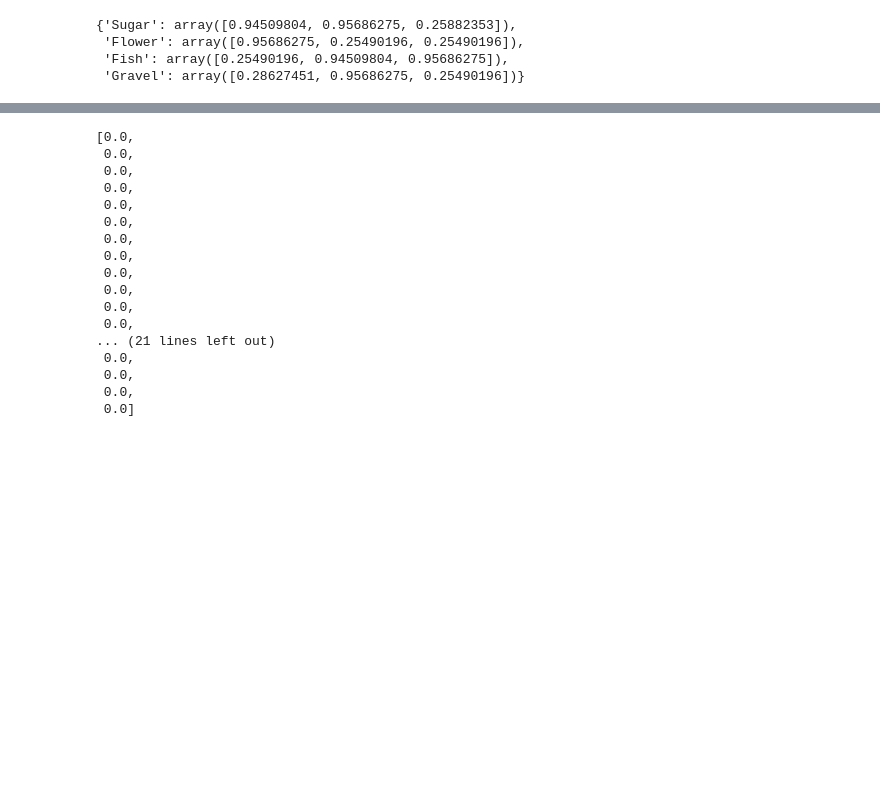
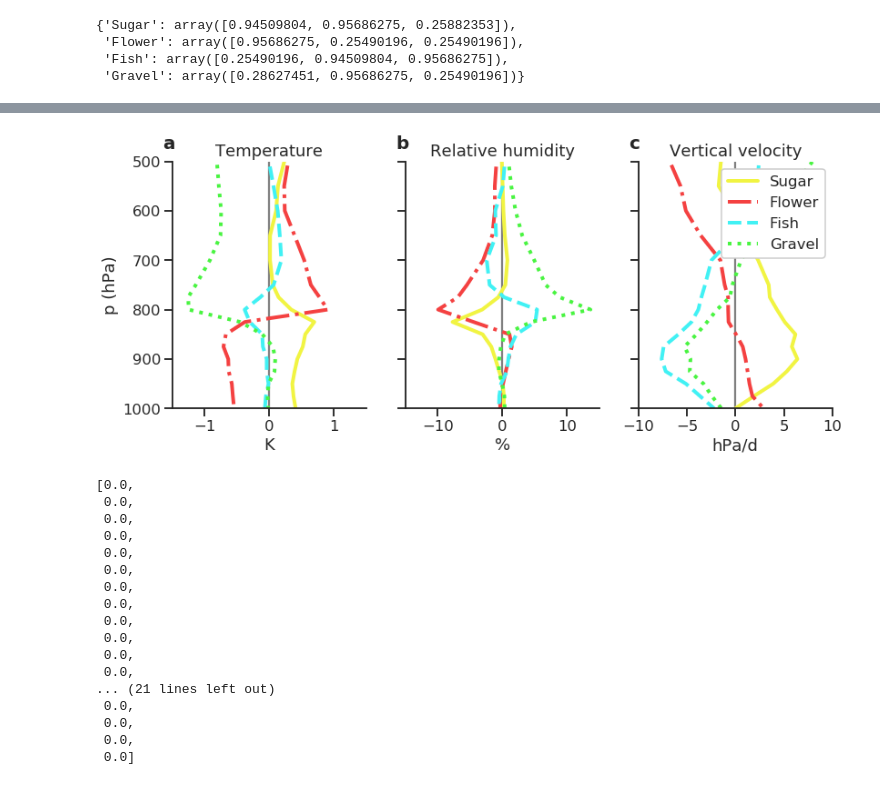
Before and after one commit to raspstephan/sugar-flower-fish-or-gravel, a Jupyter notebook: Plotting_ERAInterim_HumanLabelsProfiles.ipynb, the cells around one changed output, grey strips where cells are left out. Cells and saved outputs as stored; diff of their text form; code cells hidden in the pictures; blank space fills up the shorter version.

```diff
--- a/Plotting_ERAInterim_HumanLabelsProfiles.ipynb
+++ b/Plotting_ERAInterim_HumanLabelsProfiles.ipynb
@@ -185,3 +253,36 @@ fig.savefig('/home/s/S.Rasp/tmp/phy.pdf', bbox_inches='tight', transparent=True)
+# %%
+variables = ['Temperature_isobaric', 'Relative_humidity_isobaric', 'Vertical_velocity_isobaric',
+             'Cloud_cover_isobaric']
+titles = ['Temperature', 'Relative humidity', 'Vertical velocity', 'Cloud cover']
+xlabels = ['K', '%', 'hPa/d', '%']
+factor = [1., 1, 60*60*24/100, 1]
+xl = [1.5, 15, 10]
+# %%
+fig, axs = plt.subplots(1, 3, figsize=(13,5))
+for i, (ax, variable) in enumerate(zip(axs, variables)):
+    for l, st in zip(classes, styles):
+        arr = np.vstack( df[df.pattern==l][variable]) - np.median(np.vstack(df[variable]), 0)
+        #arr = np.vstack( df[df.pattern==l][variable]) - ds[f'{variable}_median'].values
+        arr *= factor[i]
+        ax.plot(np.median(arr, 0), height,  c=np.array(l2c[l]), label=l, lw=4, ls=st)
+#         ax.fill_betweenx(height, np.percentile(arr, 25, 0), np.percentile(arr, 75, 0),
+#                          facecolor=np.array(l2c[l])/255., zorder=0.1, alpha = 0.3, lw=3, color=np.array(l2c[l])/255.)
+
+    ax.invert_yaxis()
+    ax.set_ylim(1000, 500)
+    ax.set_title(titles[i])
+    if variable == variables[0]:
+        ax.set_ylabel('p (hPa)')
+    else:
+        ax.set_yticklabels([])
+    ax.text(-0.05, 1.05, abcd[i], transform = ax.transAxes, weight='bold', fontsize=20)
+    ax.set_xlabel(xlabels[i])
+    ax.axvline(0, zorder=0.1, c='gray')
+    ax.set_xlim(-xl[i], xl[i])
+axs[-1].legend(loc=1, framealpha=1)
+fig.savefig('phy2.pdf', bbox_inches='tight', transparent=True)
+# %% [output]
+[figure, added]
 # %%
 arrs[0].shape
 # %%
```
Also changed, not shown: parts of 6 cells of this notebook.
